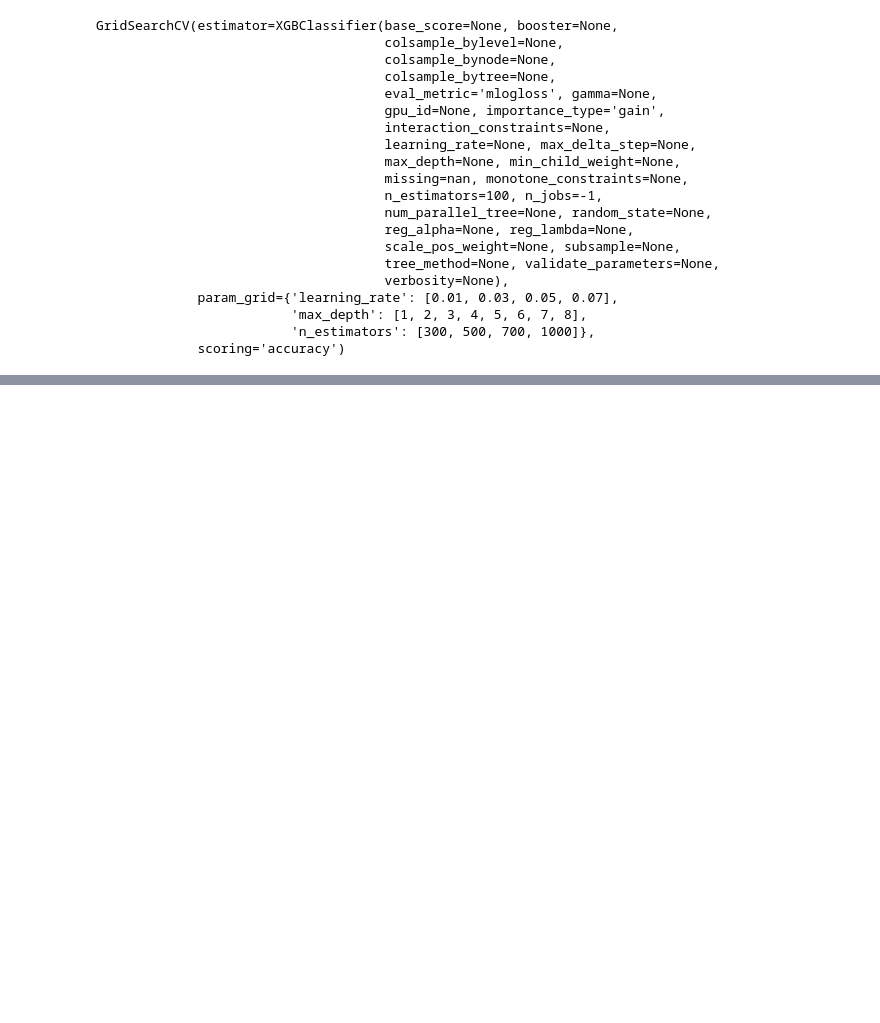
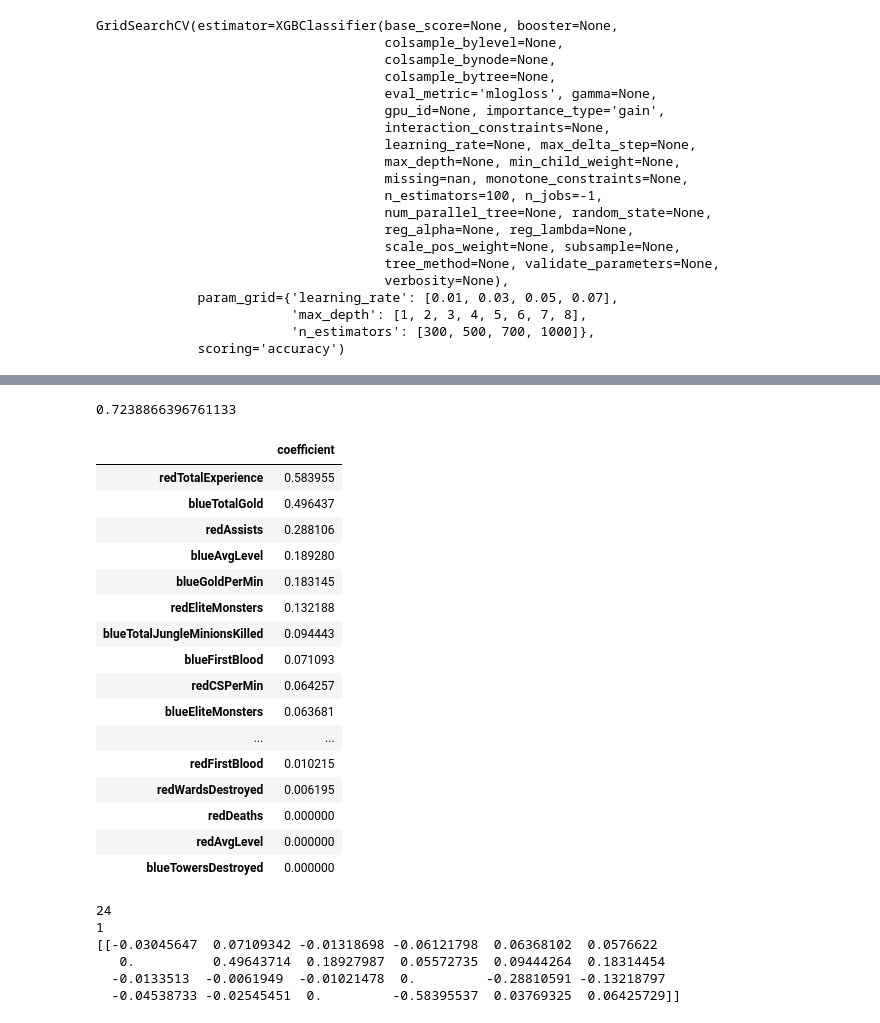
Before and after one commit to krvosen/bsc-phase-three-project, a Jupyter notebook: notebooks/exploratory/Kyle/FinalMaybe.ipynb, the cells around one changed output, grey strips where cells are left out. Drawn from its saved outputs; the diff is of its cells as text; code cells hidden in the pictures; blank space fills up the shorter version.

```diff
--- a/notebooks/exploratory/Kyle/FinalMaybe.ipynb
+++ b/notebooks/exploratory/Kyle/FinalMaybe.ipynb
@@ -230,0 +286,39 @@ XGBClassifier(base_score=0.5, booster='gbtree', colsample_bylevel=1,
+# %%
+accuracy_score(y_test, test_preds)
+# %% [output]
+0.7238866396761133
+# %%
+logreg3_coefs = pd.DataFrame(np.abs(logreg3.coef_.T), columns=['coefficient'], index=X_train_scaled.columns)
+# %%
+sorted_coefs = logreg3_coefs.sort_values(by='coefficient', ascending=False)
+# %%
+sorted_coefs
+# %% [output]
+|  | coefficient |
+| redTotalExperience | 0.583955 |
+| blueTotalGold | 0.496437 |
+| redAssists | 0.288106 |
+| blueAvgLevel | 0.189280 |
+| blueGoldPerMin | 0.183145 |
+| redEliteMonsters | 0.132188 |
+| blueTotalJungleMinionsKilled | 0.094443 |
+| blueFirstBlood | 0.071093 |
+| redCSPerMin | 0.064257 |
+| blueEliteMonsters | 0.063681 |
+| ... | ... |
+| redFirstBlood | 0.010215 |
+| redWardsDestroyed | 0.006195 |
+| redDeaths | 0.000000 |
+| redAvgLevel | 0.000000 |
+| blueTowersDestroyed | 0.000000 |
+# %%
+print(len(X_train_scaled.columns))
+print(len(logreg3.coef_))
+print(logreg3.coef_)
+# %% [output]
+24
+1
+[[-0.03045647  0.07109342 -0.01318698 -0.06121798  0.06368102  0.0576622
+   0.          0.49643714  0.18927987  0.05572735  0.09444264  0.18314454
+  -0.0133513  -0.0061949  -0.01021478  0.         -0.28810591 -0.13218797
+  -0.04538733 -0.02545451  0.         -0.58395537  0.03769325  0.06425729]]
```
Also changed, not shown: parts of 25 cells of this notebook.
